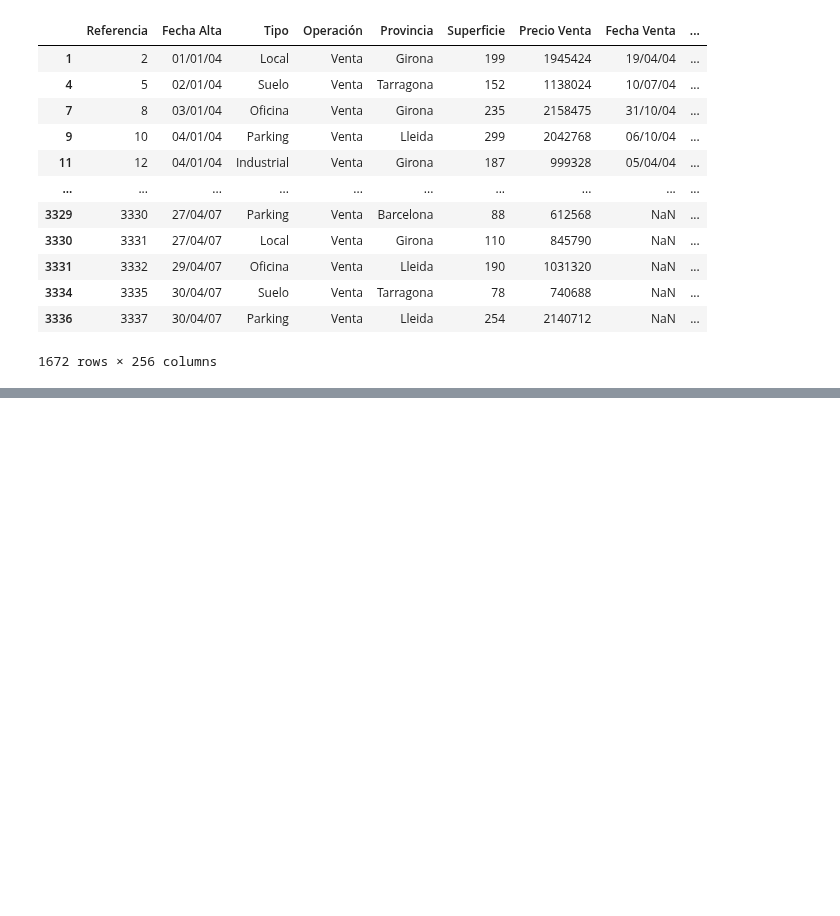
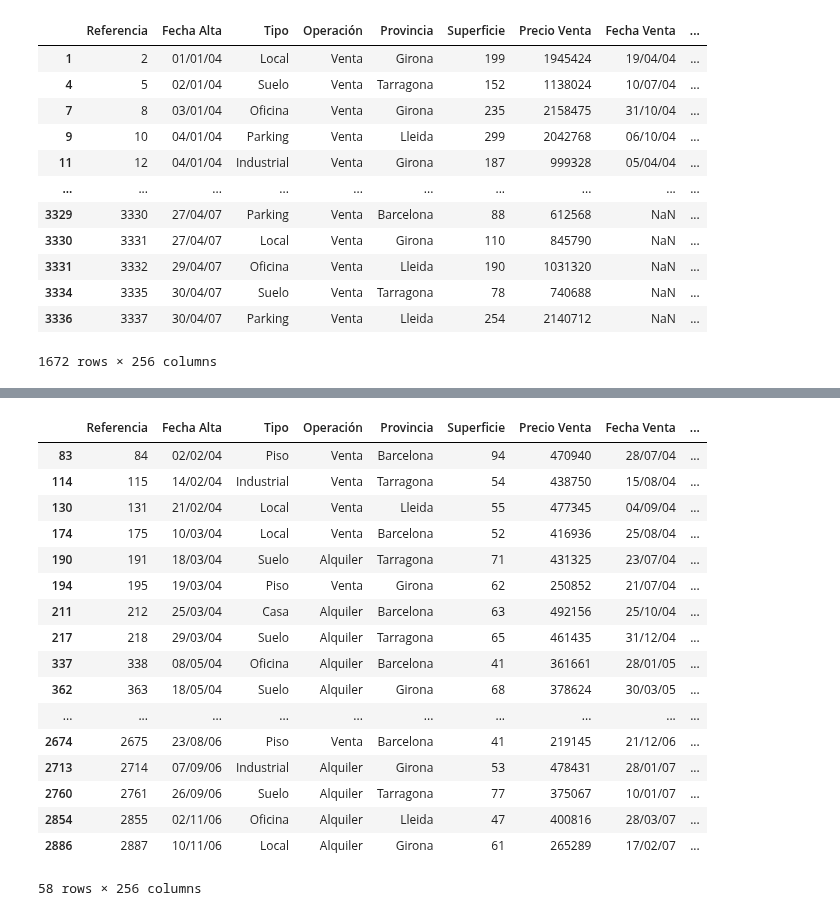
Before and after one commit to ElizabethCobos/Reto1, a Jupyter notebook: extracciónDatos.ipynb, the cells around one changed output, grey strips where cells are left out. Saved outputs shown, nothing was run; the diff lists cells and outputs as text; code cells hidden in the pictures; blank space fills up the shorter version.

Commit message:
Filtro 9 Not

```diff
--- a/extracciónDatos.ipynb
+++ b/extracciónDatos.ipynb
@@ -149,0 +174,23 @@ filtro7
+# %%
+#Filtro not
+filtro9=df[~(df["Precio Venta"] >= 500000) & (df["Vendedor"] == "Carmen")]
+filtro9
+# %% [output]
+|  | Referencia | Fecha Alta | Tipo | Operación | Provincia | Superficie | Precio Venta | Fecha Venta | ... |
+| 83 | 84 | 02/02/04 | Piso | Venta | Barcelona | 94 | 470940 | 28/07/04 | ... |
+| 114 | 115 | 14/02/04 | Industrial | Venta | Tarragona | 54 | 438750 | 15/08/04 | ... |
+| 130 | 131 | 21/02/04 | Local | Venta | Lleida | 55 | 477345 | 04/09/04 | ... |
+| 174 | 175 | 10/03/04 | Local | Venta | Barcelona | 52 | 416936 | 25/08/04 | ... |
+| 190 | 191 | 18/03/04 | Suelo | Alquiler | Tarragona | 71 | 431325 | 23/07/04 | ... |
+| 194 | 195 | 19/03/04 | Piso | Venta | Girona | 62 | 250852 | 21/07/04 | ... |
+| 211 | 212 | 25/03/04 | Casa | Alquiler | Barcelona | 63 | 492156 | 25/10/04 | ... |
+| 217 | 218 | 29/03/04 | Suelo | Alquiler | Tarragona | 65 | 461435 | 31/12/04 | ... |
+| 337 | 338 | 08/05/04 | Oficina | Alquiler | Barcelona | 41 | 361661 | 28/01/05 | ... |
+| 362 | 363 | 18/05/04 | Suelo | Alquiler | Girona | 68 | 378624 | 30/03/05 | ... |
+| ... | ... | ... | ... | ... | ... | ... | ... | ... | ... |
+| 2674 | 2675 | 23/08/06 | Piso | Venta | Barcelona | 41 | 219145 | 21/12/06 | ... |
+| 2713 | 2714 | 07/09/06 | Industrial | Alquiler | Girona | 53 | 478431 | 28/01/07 | ... |
+| 2760 | 2761 | 26/09/06 | Suelo | Alquiler | Tarragona | 77 | 375067 | 10/01/07 | ... |
+| 2854 | 2855 | 02/11/06 | Oficina | Alquiler | Lleida | 47 | 400816 | 28/03/07 | ... |
+| 2886 | 2887 | 10/11/06 | Local | Alquiler | Girona | 61 | 265289 | 17/02/07 | ... |
+58 rows × 256 columns
```
Also changed, not shown: parts of 3 cells of this notebook.
